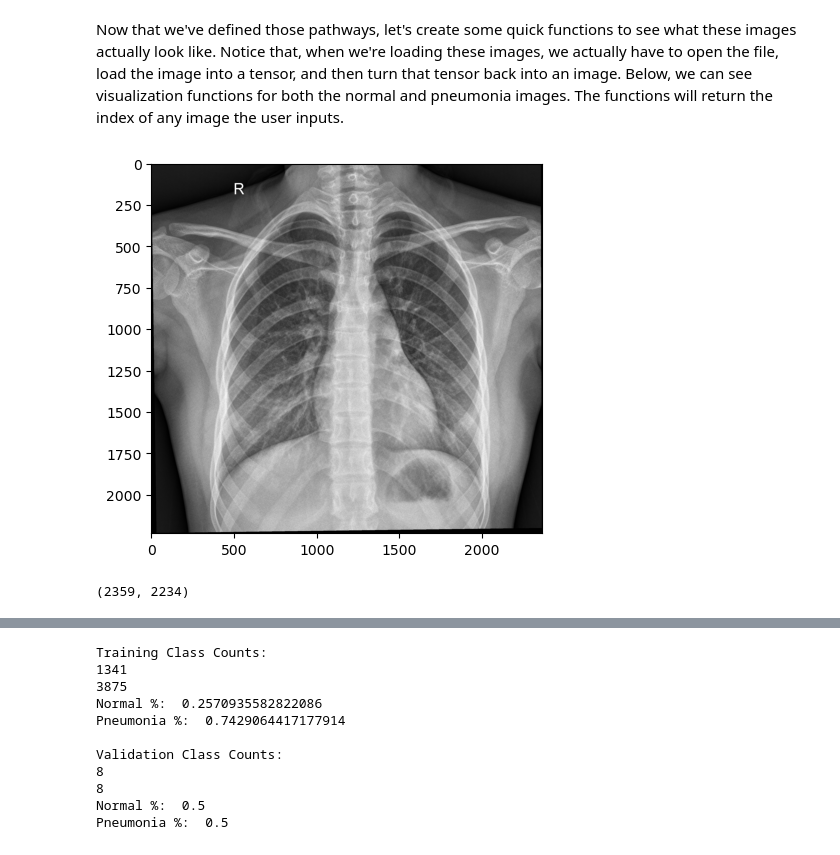
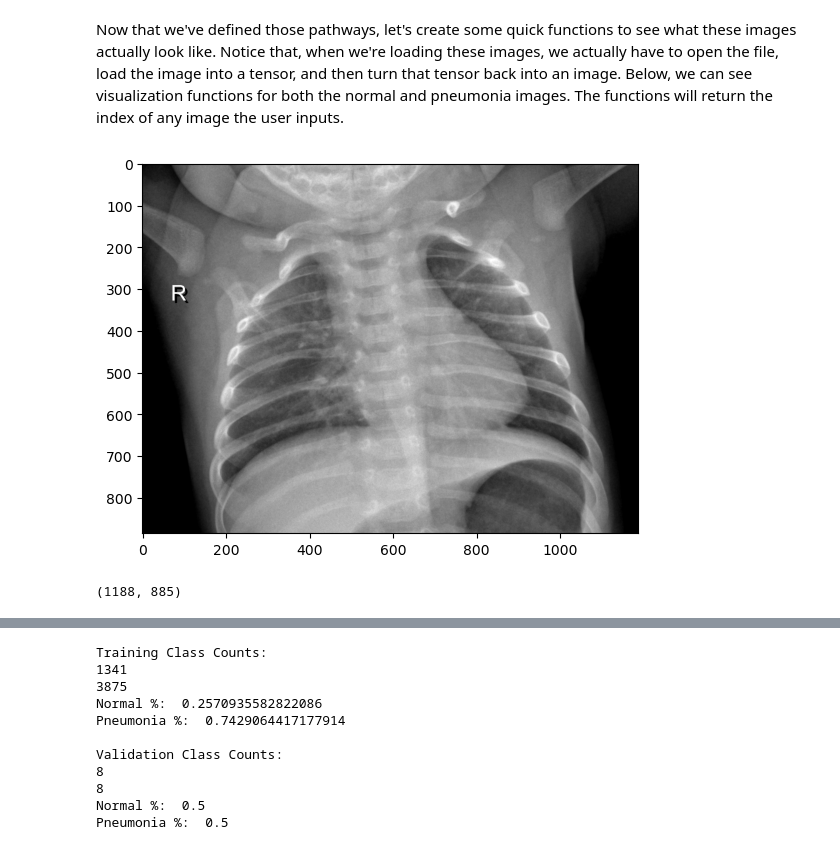
Before and after one commit to apell74/pediatric-pneumonia-deep-learning, a Jupyter notebook: phase-4-project.ipynb, the cells around one changed output, grey strips where cells are left out. Saved outputs shown, nothing was run; the diff lists cells and outputs as text; code cells hidden in the pictures.

Commit message:
Added more visualizations

```diff
--- a/phase-4-project.ipynb
+++ b/phase-4-project.ipynb
@@ -111,23 +111,23 @@ Now that we've defined those pathways, let's create some quick functions to see
 # %%
 def get_normal_image(number):
     '''This function returns normal images by index number. It defines paths to the "NORMAL" subdirectory in
         the training directory, converts the image to a tensor, and then visualizes that tensor using matplotlib'''
 
-
+    # Get image path
     normal_class_dir = os.path.join(train_dir, 'NORMAL')
     normal_train_file_list = os.listdir(normal_class_dir)
     normal_image_path = os.path.join(normal_class_dir, normal_train_file_list[number])
 
+    # Display image as array
     image = Image.open(normal_image_path)
-    image_array = np.array(image)
+    image_array = np.array(image)/255
 
     # Display the image
     plt.imshow(image_array, cmap='gray')
     plt.show()
     print(image.size)
 
-
-get_normal_image(0)
+get_normal_image(8)
 # %% [output]
-[figure, old version]
+[figure, new version]
-(2359, 2234)
+(1188, 885)
```
Also changed, not shown: parts of 14 cells of this notebook.
